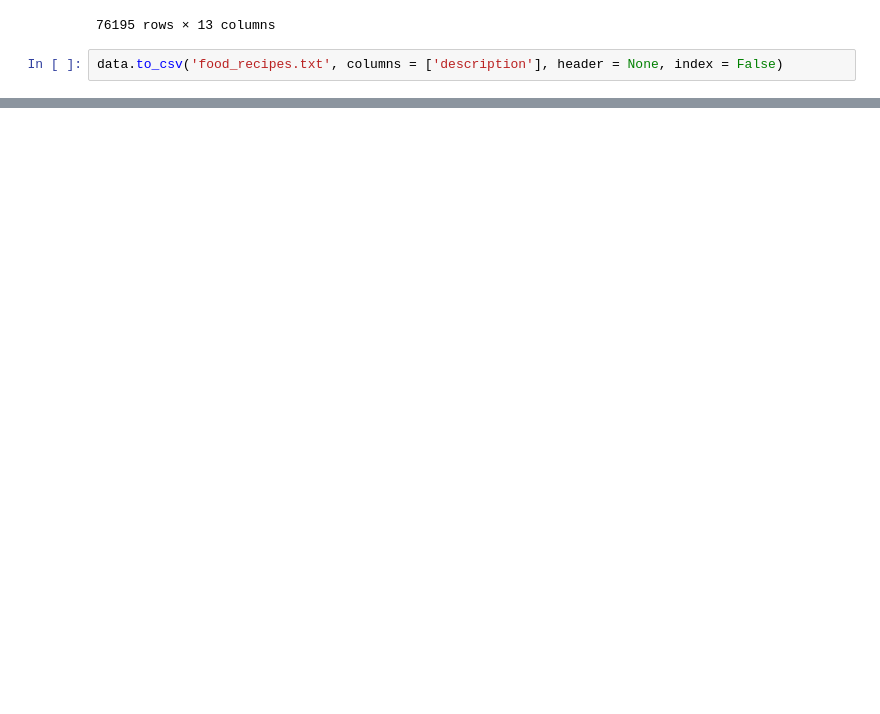
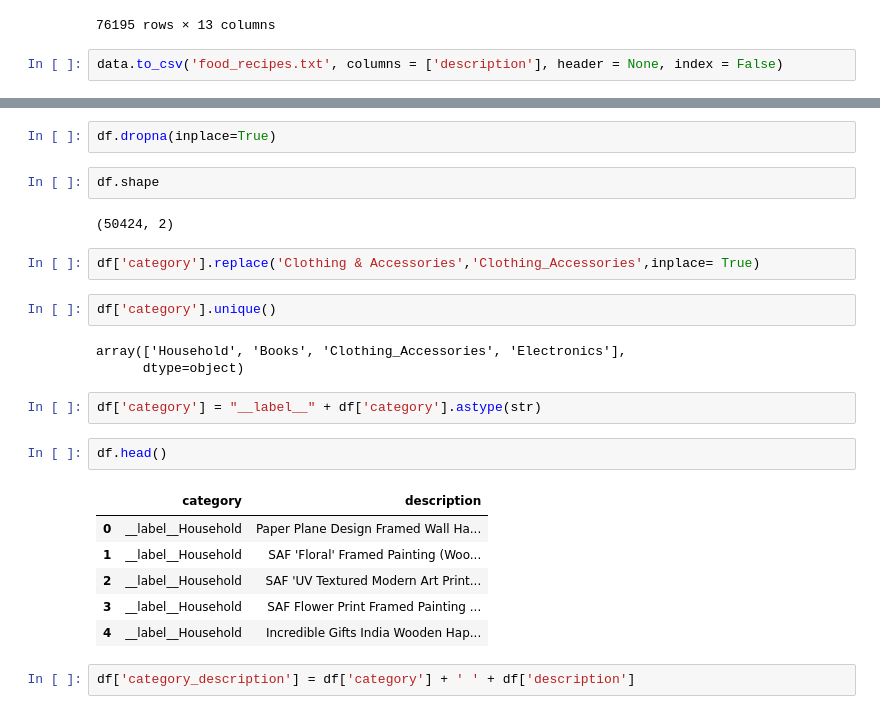
Before and after one commit to volam1311/Data-Science-learning-, a Jupyter notebook: NLP/fastxt.ipynb, the cells around one changed output, grey strips where cells are left out. Saved outputs shown, nothing was run; the diff lists cells and outputs as text; blank space fills up the shorter version.

```diff
--- a/NLP/fastxt.ipynb
+++ b/NLP/fastxt.ipynb
@@ -86,0 +115,26 @@ array([ 0.24116956,  0.19297945,  0.07317705, -0.30430877, -0.07049686,
+# %%
+df.dropna(inplace=True)
+# %%
+df.shape
+# %% [output]
+(50424, 2)
+# %%
+df['category'].replace('Clothing & Accessories','Clothing_Accessories',inplace= True)
+# %%
+df['category'].unique()
+# %% [output]
+array(['Household', 'Books', 'Clothing_Accessories', 'Electronics'],
+      dtype=object)
+# %%
+df['category'] = "__label__" + df['category'].astype(str)
+# %%
+df.head()
+# %% [output]
+|  | category | description |
+| 0 | __label__Household | Paper Plane Design Framed Wall Ha... |
+| 1 | __label__Household | SAF 'Floral' Framed Painting (Woo... |
+| 2 | __label__Household | SAF 'UV Textured Modern Art Print... |
+| 3 | __label__Household | SAF Flower Print Framed Painting ... |
+| 4 | __label__Household | Incredible Gifts India Wooden Hap... |
+# %%
+df['category_description'] = df['category'] + ' ' + df['description']
```
Also changed, not shown: parts of 22 cells of this notebook, 1 other file.
